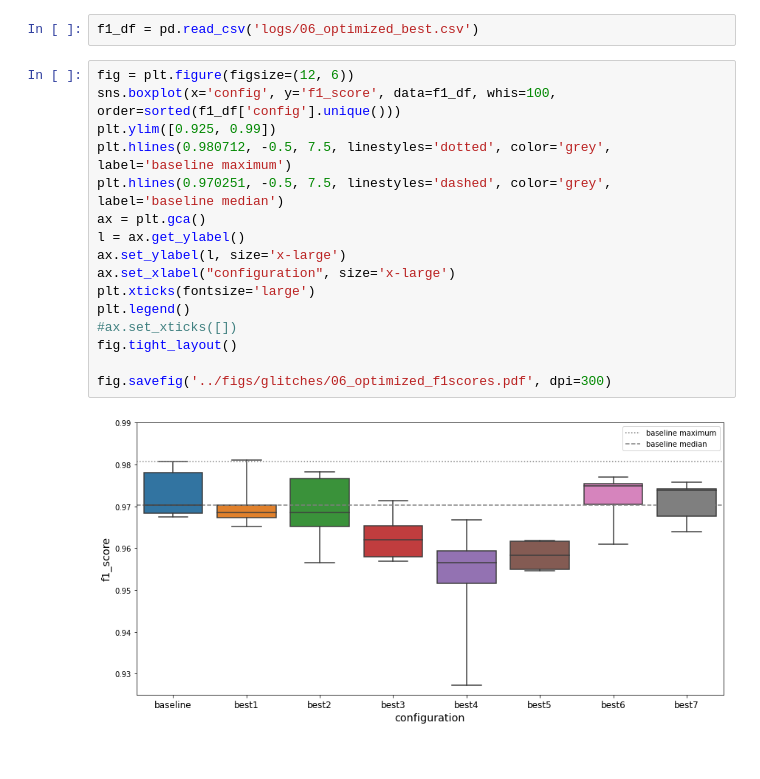
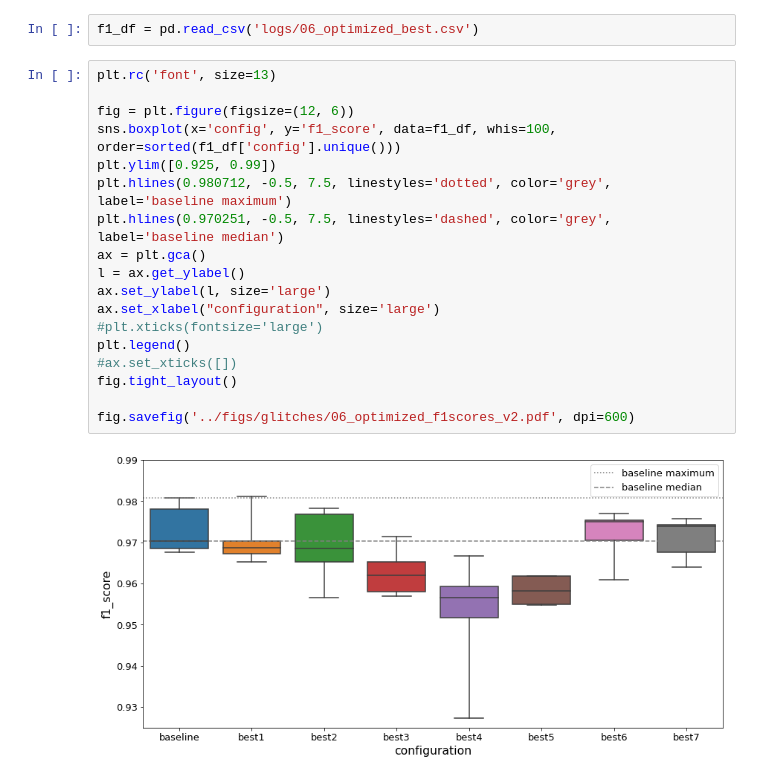
Before and after one commit to tttiago/GravitySpyClassifier, a Jupyter notebook: 06_compare_optimized_best.ipynb, the cells around one changed output. Saved outputs shown, nothing was run; the diff lists cells and outputs as text.

```diff
--- a/06_compare_optimized_best.ipynb
+++ b/06_compare_optimized_best.ipynb
@@ -52,20 +52,22 @@ import matplotlib.pyplot as plt
 # %%
 f1_df = pd.read_csv('logs/06_optimized_best.csv')
 # %%
+plt.rc('font', size=13)
+
 fig = plt.figure(figsize=(12, 6))
 sns.boxplot(x='config', y='f1_score', data=f1_df, whis=100, order=sorted(f1_df['config'].unique()))
 plt.ylim([0.925, 0.99])
 plt.hlines(0.980712, -0.5, 7.5, linestyles='dotted', color='grey', label='baseline maximum')
 plt.hlines(0.970251, -0.5, 7.5, linestyles='dashed', color='grey', label='baseline median')
 ax = plt.gca()
 l = ax.get_ylabel()
-ax.set_ylabel(l, size='x-large')
-ax.set_xlabel("configuration", size='x-large')
-plt.xticks(fontsize='large')
+ax.set_ylabel(l, size='large')
+ax.set_xlabel("configuration", size='large')
+#plt.xticks(fontsize='large')
 plt.legend()
 #ax.set_xticks([])
 fig.tight_layout()
 
-fig.savefig('../figs/glitches/06_optimized_f1scores.pdf', dpi=300)
+fig.savefig('../figs/glitches/06_optimized_f1scores_v2.pdf', dpi=600)
 # %% [output]
-[figure, old version]
+[figure, new version]
```
Also changed, not shown: 1 other file.
